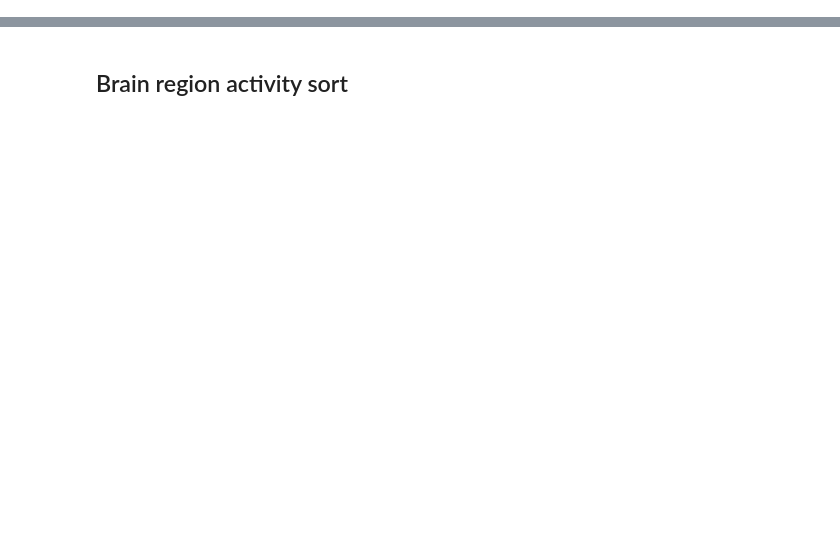
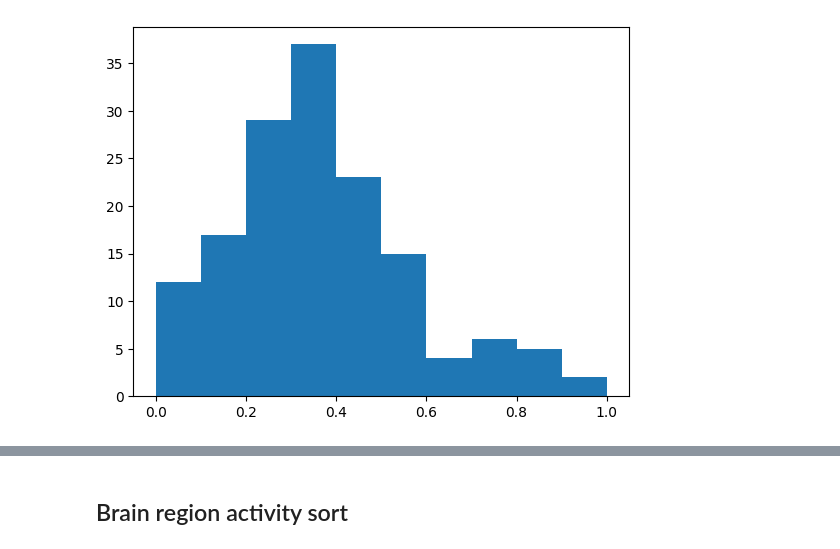
Before and after one commit to gjoelbye/TCAV-BENDR, a Jupyter notebook: notebooks/development.ipynb, the cells around one changed output, grey strips where cells are left out. Saved outputs shown, nothing was run; the diff lists cells and outputs as text; code cells hidden in the pictures; blank space fills up the shorter version.

```diff
--- a/notebooks/development.ipynb
+++ b/notebooks/development.ipynb
@@ -111,3 +63,8 @@ activity = dataset_activity['S001']['S001R01']['T2'][6]
+# %%
+plt.hist(activity.flatten())
+plt.show()
+# %% [output]
+[figure, added]
 # %%
 values = activity_to_source_values(activity, labels, sources)
 tris_values = vertex_values_to_tris_values(values, tris_sources, func=np.max)
```
Also changed, not shown: parts of 16 cells of this notebook, 4 other files.
